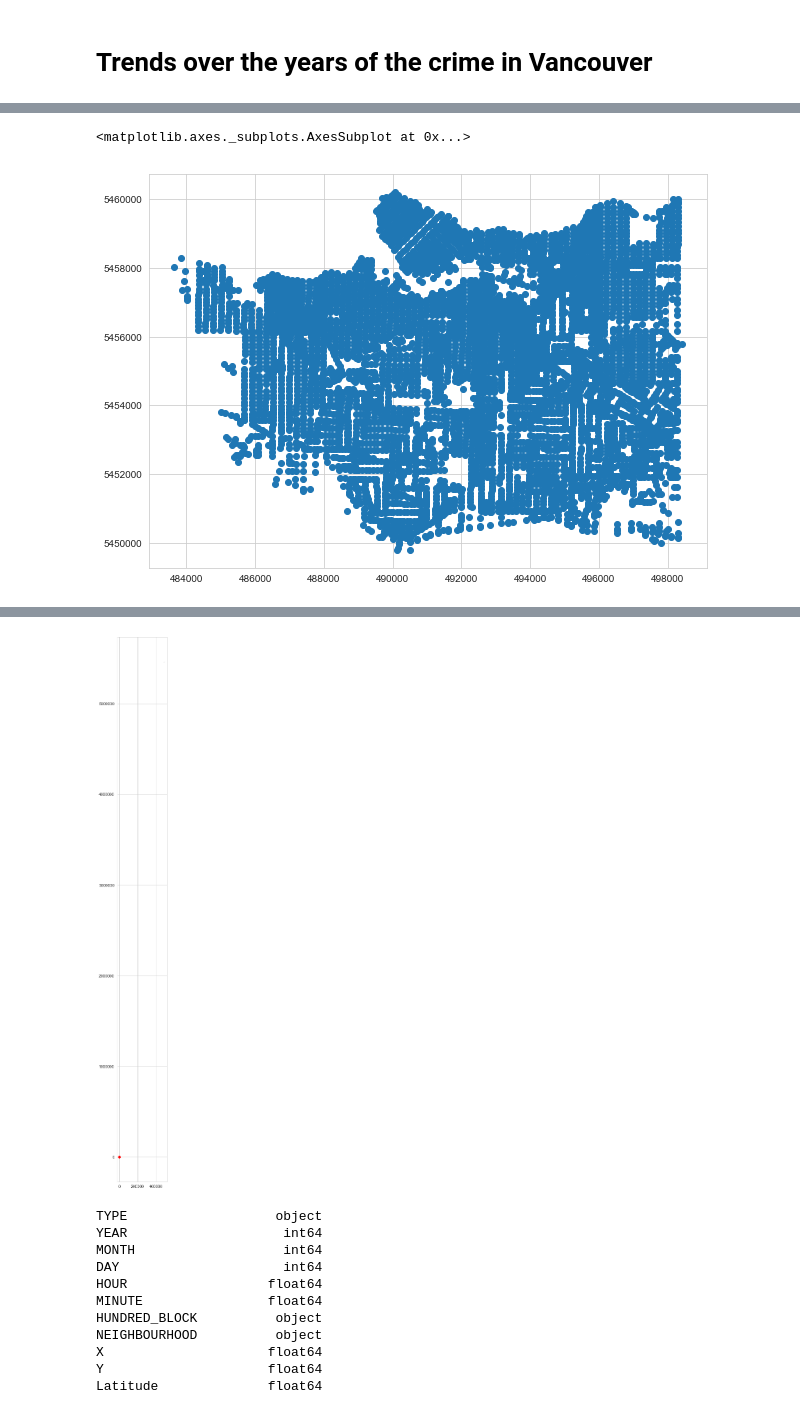
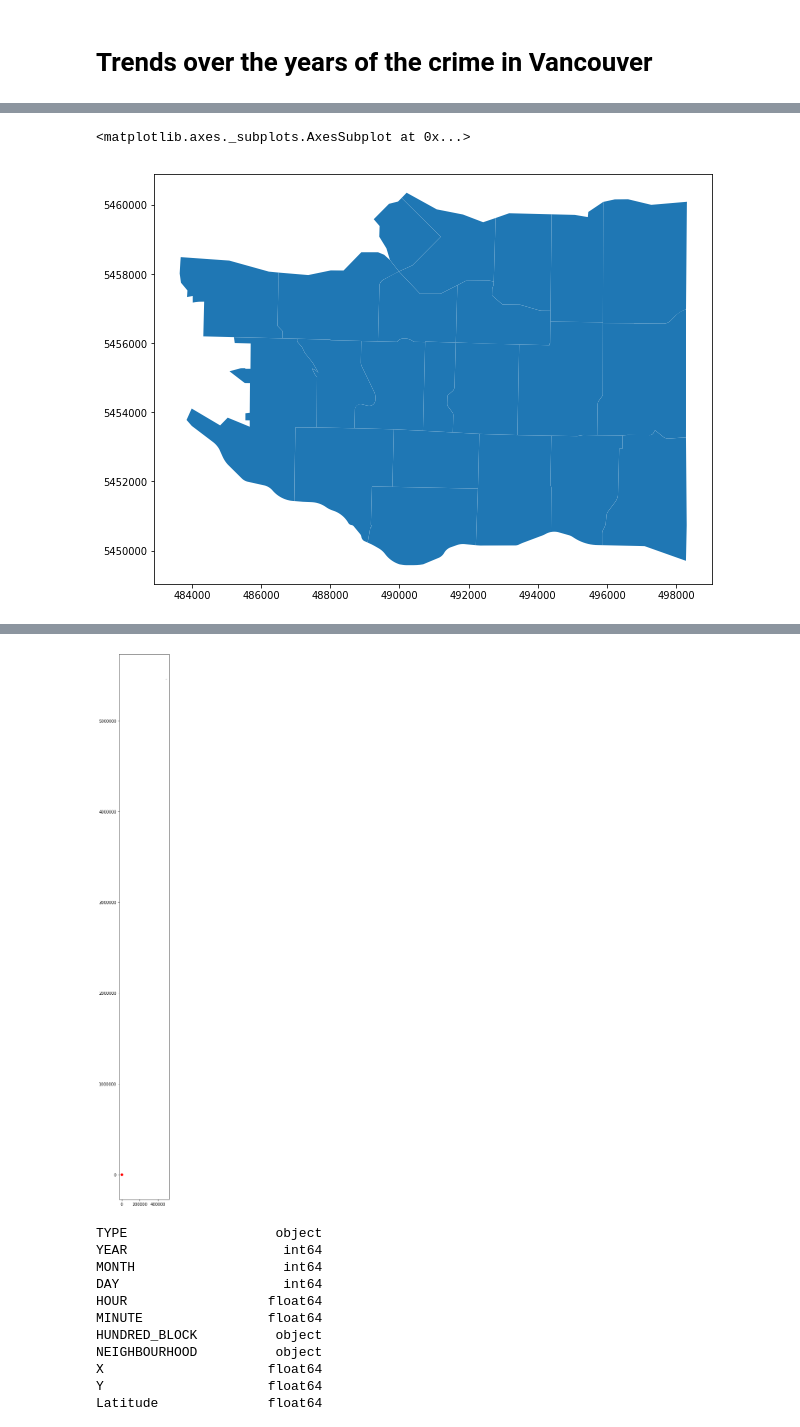
Before and after one commit to abhishekasingh/Crimes-in-Vancouver, a Jupyter notebook: Crime in Vancouver-Copy1.ipynb, the cells around one changed output, grey strips where cells are left out. Cells and saved outputs as stored; diff of their text form; code cells hidden in the pictures.

```diff
--- a/Crime in Vancouver-Copy1.ipynb
+++ b/Crime in Vancouver-Copy1.ipynb
@@ -59,9 +53,9 @@ vancouver_map_3 = gpd.read_file('dataset/street_intersections.shp')
 # %%
 fig,ax = plt.subplots(figsize=(10,11))
-vancouver_map_3.plot(ax = ax)
+vancouver_map.plot(ax = ax)
 # %% [output]
 <matplotlib.axes._subplots.AxesSubplot at 0x...>
-[figure, old version]
+[figure, new version]
 # %%
 geometry  = [Point(xy) for xy in zip(df['Longitude'],df['Latitude'])]
 # %%
@@ -77,11 +71,11 @@ geo_df.head()
 # %%
 fig,ax = plt.subplots(figsize=(25,25))
 vancouver_map.plot(ax = ax,color='grey',alpha=0.4)
-geo_df[geo_df['NEIGHBOURHOOD_CODE'] == 19].plot(ax=ax, markersize = 20,color='red',marker ='o',label='Map')
+geo_df.plot(ax=ax, markersize = 20,color='red',marker ='o',label='Map')
 #plt.legend(prop={'size':15})
 plt.show()
 # %% [output]
-[figure, old version]
+[figure, new version]
 # %%
 geo_df.dtypes
 # %% [output]
```
Also changed, not shown: parts of 6 cells of this notebook.
